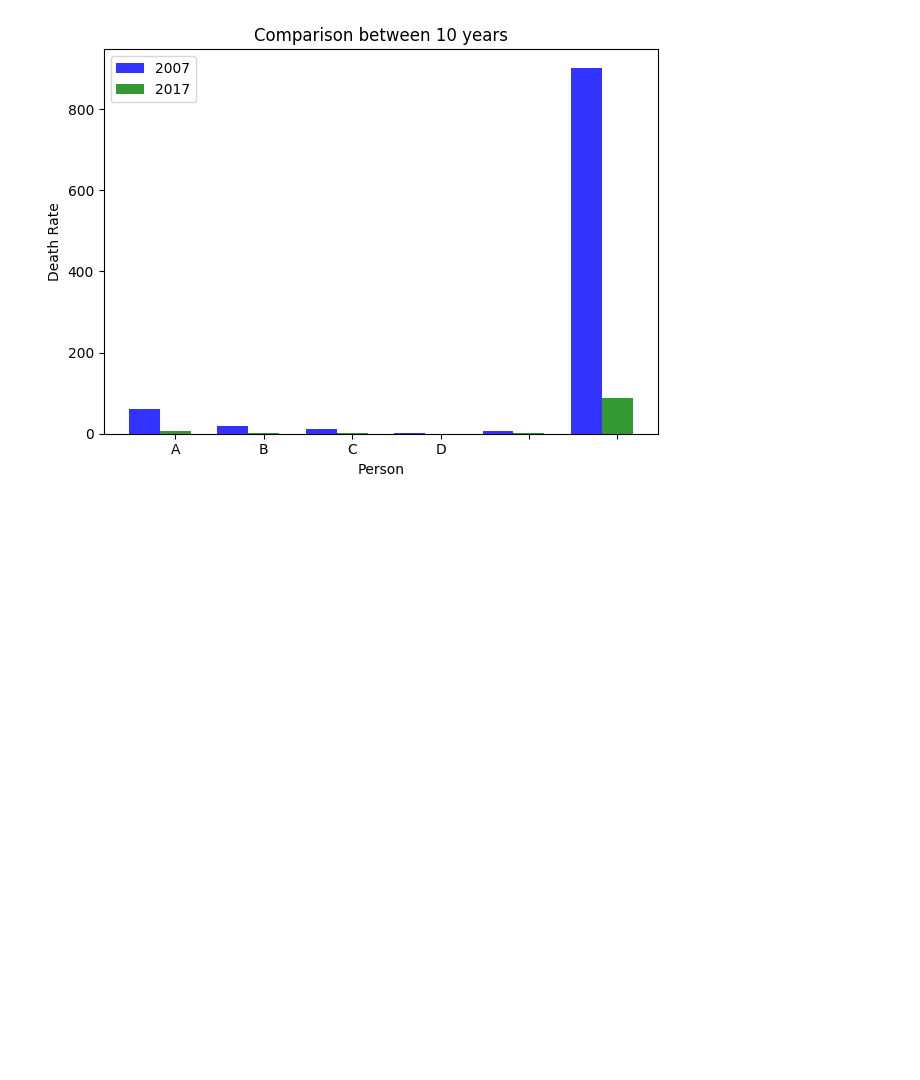
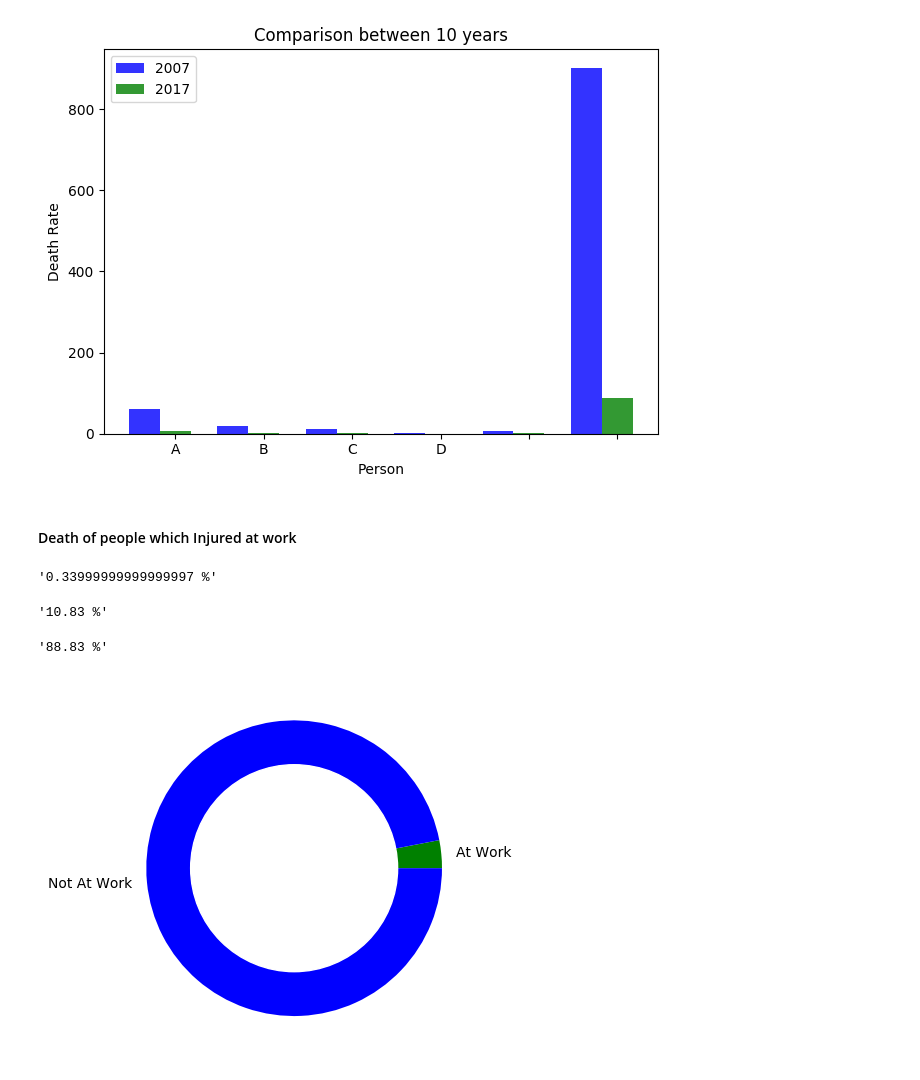
Before and after one commit to m-yasir/datascience-project, a Jupyter notebook: program.ipynb, the cells around one changed output. Cells and saved outputs as stored; diff of their text form; code cells hidden in the pictures; blank space fills up the shorter version.

Commit message:
Death of people which Injured at work

```diff
--- a/program.ipynb
+++ b/program.ipynb
@@ -545,3 +545,37 @@ plt.tight_layout()
 plt.show()
 # %% [output]
 [figure]
+# %% [markdown]
+#### Death of people which Injured at work
+# %%
+dfInjuredAtWork = df[(df['Injured_At_Work'] == 'Y') ]
+injuredAtWorkPer = dfInjuredAtWork.shape[0] / df.shape[0] * 100
+str(injuredAtWorkPer) + ' %'
+# %% [output]
+'0.33999999999999997 %'
+# %%
+dfNotInjuredAtWork = df[(df['Injured_At_Work'] == 'N') ]
+notInjuredAtWorkPer = dfNotInjuredAtWork.shape[0] / df.shape[0] * 100
+str(notInjuredAtWorkPer) + ' %'
+# %% [output]
+'10.83 %'
+# %%
+
+dfUnknownInjuredAtWork = df[(df['Injured_At_Work'] == 'U') ]
+unknownInjuredAtWorkPer = dfUnknownInjuredAtWork.shape[0] / df.shape[0] * 100
+str(unknownInjuredAtWorkPer) + ' %'
+# %% [output]
+'88.83 %'
+# %%
+
+names='At Work', 'Not At Work'
+
+my_circle=plt.Circle( (0,0), 0.7, color='white')
+size= [injuredAtWorkPer, notInjuredAtWorkPer]
+# Custom colors --> colors will cycle
+plt.pie(size, labels=names, colors=['green','blue','gray'])
+p=plt.gcf()
+p.gca().add_artist(my_circle)
+plt.show()
+# %% [output]
+[figure, added]
```
